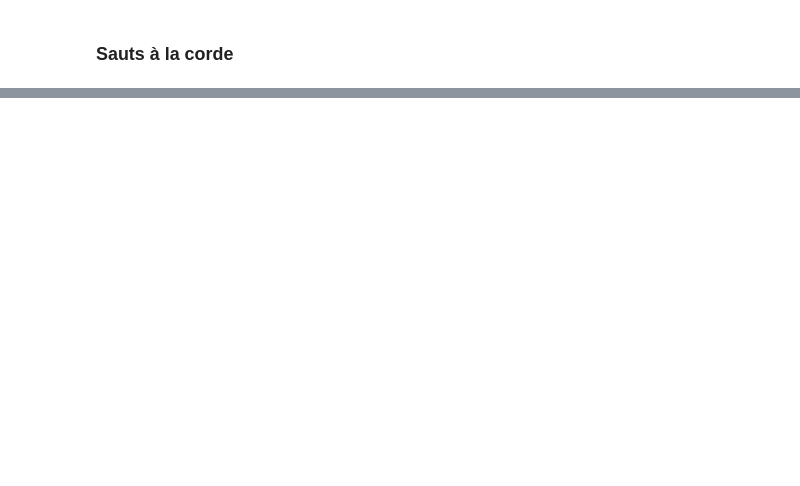
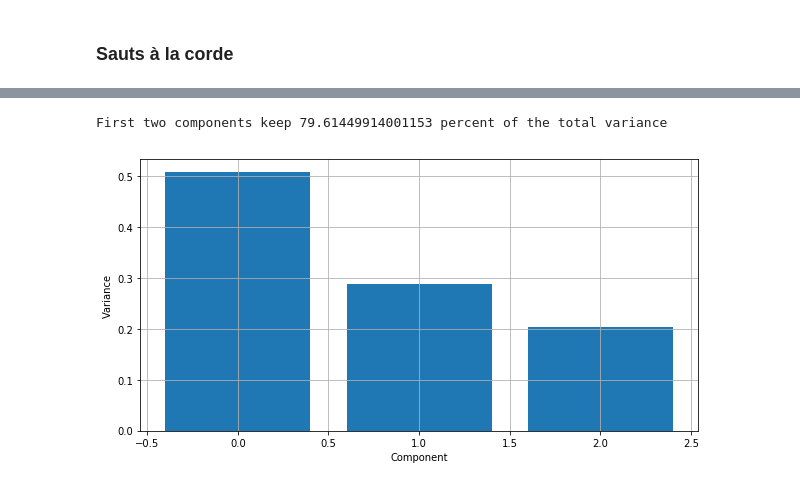
Before and after one commit to hibol/qself, a Jupyter notebook: first_investigations.ipynb, the cells around one changed output, grey strips where cells are left out. Drawn from its saved outputs; the diff is of its cells as text; code cells hidden in the pictures; blank space fills up the shorter version.

```diff
--- a/first_investigations.ipynb
+++ b/first_investigations.ipynb
@@ -81,0 +151,6 @@ for f in data:
+# %%
+for label in storage.keys():             # stack the recordings with the same label
+    storage[label] = np.dstack(storage[label])
+    print('label', label, ':', storage[label].shape[2], 'samples')
+
+# the resulting recordings shape is [n_samples x 6 x n_repetitions]
@@ -81,0 +165,8 @@ for f in data:
+# %%
+features = {}
+for label in storage.keys():
+    features[label] = np.mean(storage[label], axis=0).T
+    #features[label] = np.std(storage[label], axis=0).T
+    #features[label] = np.hstack((np.mean(storage[label], axis=0).T, np.std(storage[label], axis=0).T))
+
+# the resulting features shape is [n_repetitions x n_features]
@@ -81,0 +176,8 @@ for f in data:
+# %%
+data_input = []
+data_output = []
+for label in features.keys():
+    data_input.append(features[label])
+    data_output.append(np.repeat(label, features[label].shape[0]))
+data_input = np.vstack(data_input)
+data_output = np.hstack(data_output)
@@ -81,0 +187,13 @@ for f in data:
+# %%
+results_pca = PCA(data_input)
+# %%
+pl.figure(figsize=(10,5))
+pl.bar(x=np.arange(len(results_pca.fracs)), height=results_pca.fracs)
+pl.ylabel('Variance')
+pl.xlabel('Component')
+pl.grid()
+
+print('First two components keep', 100*(results_pca.fracs[0] + results_pca.fracs[1]), 'percent of the total variance')
+# %% [output]
+First two components keep 79.61449914001153 percent of the total variance
+[figure, added]
```
Also changed, not shown: parts of 20 cells of this notebook, 2 other files.
